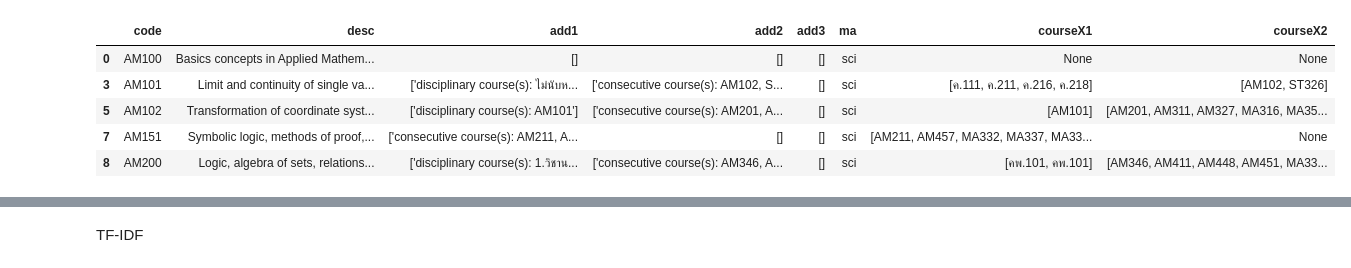
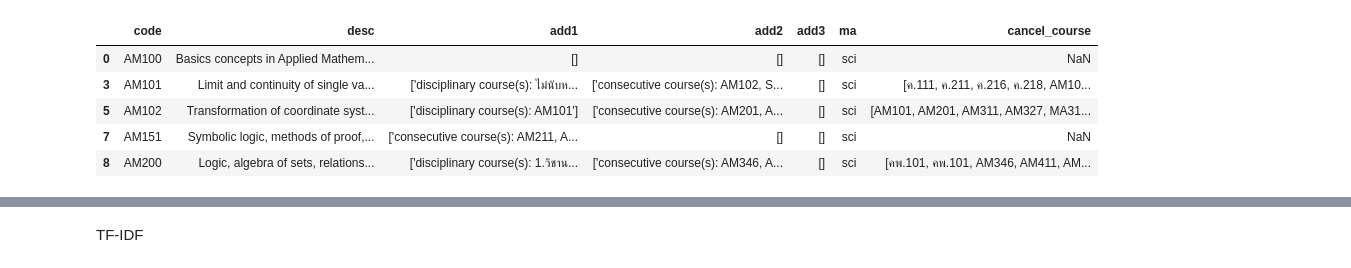
Before and after one commit to chokoon123/314, a Jupyter notebook: embed.ipynb, the cells around one changed output, grey strips where cells are left out. Saved outputs shown, nothing was run; the diff lists cells and outputs as text; code cells hidden in the pictures.

```diff
--- a/embed.ipynb
+++ b/embed.ipynb
@@ -29,27 +29,25 @@ print(dataframe.shape)
 # %%
 dataframe.drop_duplicates(subset=["code"],inplace=True)
 dataframe.dropna(subset=["desc"],inplace=True)
+dataframe[dataframe["desc"].duplicated(keep="first")]
 
 pattern = r"[A-Za-zก-ฮ]{1,2}\.? ?\d{3}"
 
 def extract_courses(row):
     if isinstance(row, str):
         matches = re.findall(pattern, row)
         return matches if matches else None
     return None
 
-dataframe["courseX1"] = dataframe["add1"].apply(extract_courses)
-dataframe["courseX2"] = dataframe["add2"].apply(extract_courses)
-
-# Display the resulting DataFrame
+dataframe["cancel_course"] = dataframe["add1"].apply(extract_courses) + dataframe["add2"].apply(extract_courses)
 dataframe.head()
 # %% [output]
-|  | code | desc | add1 | add2 | add3 | ma | courseX1 | courseX2 |
-| 0 | AM100 | Basics concepts in Applied Mathem... | [] | [] | [] | sci | None | None |
-| 3 | AM101 | Limit and continuity of single va... | ['disciplinary course(s): ไม่นับห... | ['consecutive course(s): AM102, S... | [] | sci | [ค.111, ค.211, ค.216, ค.218] | [AM102, ST326] |
-| 5 | AM102 | Transformation of coordinate syst... | ['disciplinary course(s): AM101'] | ['consecutive course(s): AM201, A... | [] | sci | [AM101] | [AM201, AM311, AM327, MA316, MA35... |
-| 7 | AM151 | Symbolic logic, methods of proof,... | ['consecutive course(s): AM211, A... | [] | [] | sci | [AM211, AM457, MA332, MA337, MA33... | None |
-| 8 | AM200 | Logic, algebra of sets, relations... | ['disciplinary course(s): 1.วิชาน... | ['consecutive course(s): AM346, A... | [] | sci | [คพ.101, คพ.101] | [AM346, AM411, AM448, AM451, MA33... |
+|  | code | desc | add1 | add2 | add3 | ma | cancel_course |
+| 0 | AM100 | Basics concepts in Applied Mathem... | [] | [] | [] | sci | NaN |
+| 3 | AM101 | Limit and continuity of single va... | ['disciplinary course(s): ไม่นับห... | ['consecutive course(s): AM102, S... | [] | sci | [ค.111, ค.211, ค.216, ค.218, AM10... |
+| 5 | AM102 | Transformation of coordinate syst... | ['disciplinary course(s): AM101'] | ['consecutive course(s): AM201, A... | [] | sci | [AM101, AM201, AM311, AM327, MA31... |
+| 7 | AM151 | Symbolic logic, methods of proof,... | ['consecutive course(s): AM211, A... | [] | [] | sci | NaN |
+| 8 | AM200 | Logic, algebra of sets, relations... | ['disciplinary course(s): 1.วิชาน... | ['consecutive course(s): AM346, A... | [] | sci | [คพ.101, คพ.101, AM346, AM411, AM... |
 # %%
 tokenizer = AutoTokenizer.from_pretrained("BAAI/bge-large-zh")
 model2 = AutoModel.from_pretrained("BAAI/bge-large-zh")
```
Also changed, not shown: parts of 3 cells of this notebook, 1 other file.
